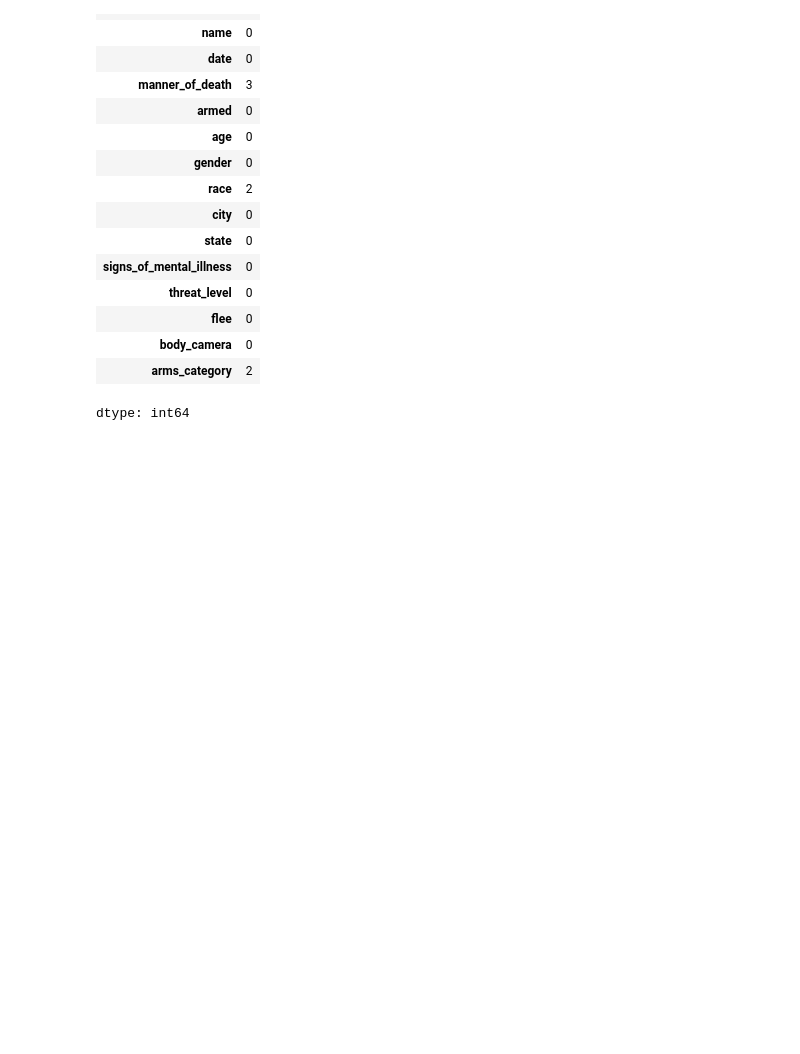
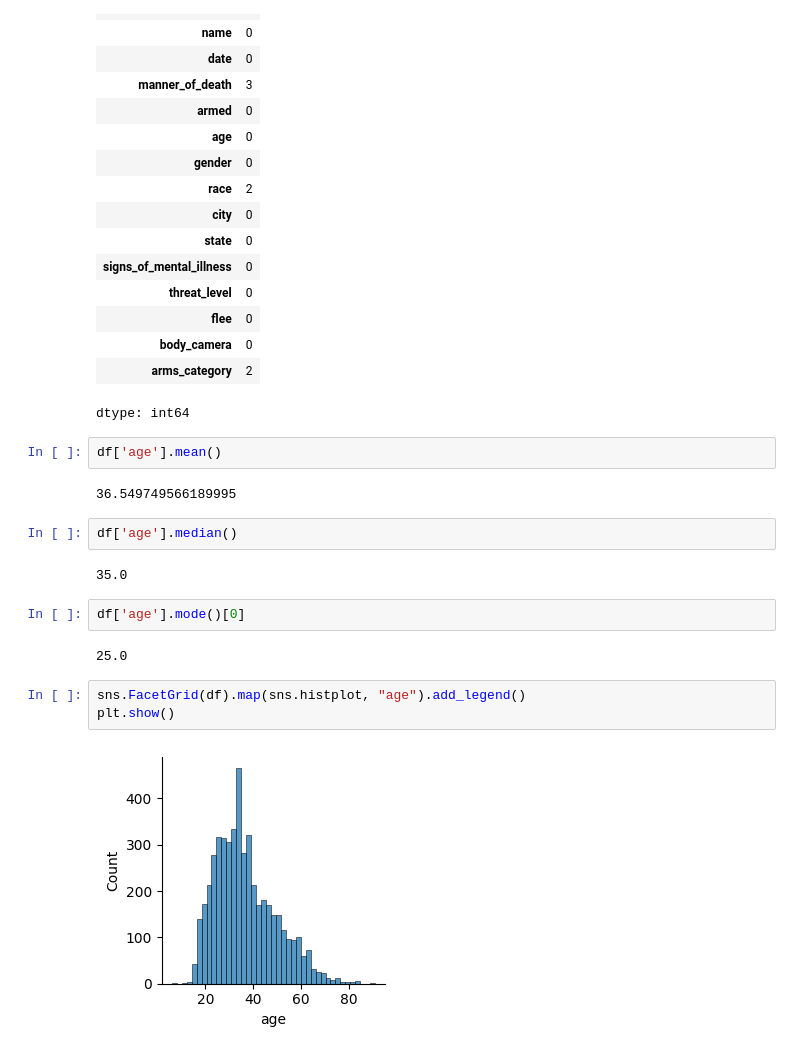
Before and after one commit to Vikaash7/21BDS0052-EDA, a Jupyter notebook: 21BDS0052.ipynb, the cells around one changed output. Drawn from its saved outputs; the diff is of its cells as text; blank space fills up the shorter version.

```diff
--- a/21BDS0052.ipynb
+++ b/21BDS0052.ipynb
@@ -138,3 +138,20 @@ df.isnull().sum()
 | body_camera | 0 |
 | arms_category | 2 |
 dtype: int64
+# %%
+df['age'].mean()
+# %% [output]
+36.549749566189995
+# %%
+df['age'].median()
+# %% [output]
+35.0
+# %%
+df['age'].mode()[0]
+# %% [output]
+25.0
+# %%
+sns.FacetGrid(df).map(sns.histplot, "age").add_legend()
+plt.show()
+# %% [output]
+[figure, added]
```
Also changed, not shown: parts of 6 cells of this notebook.
